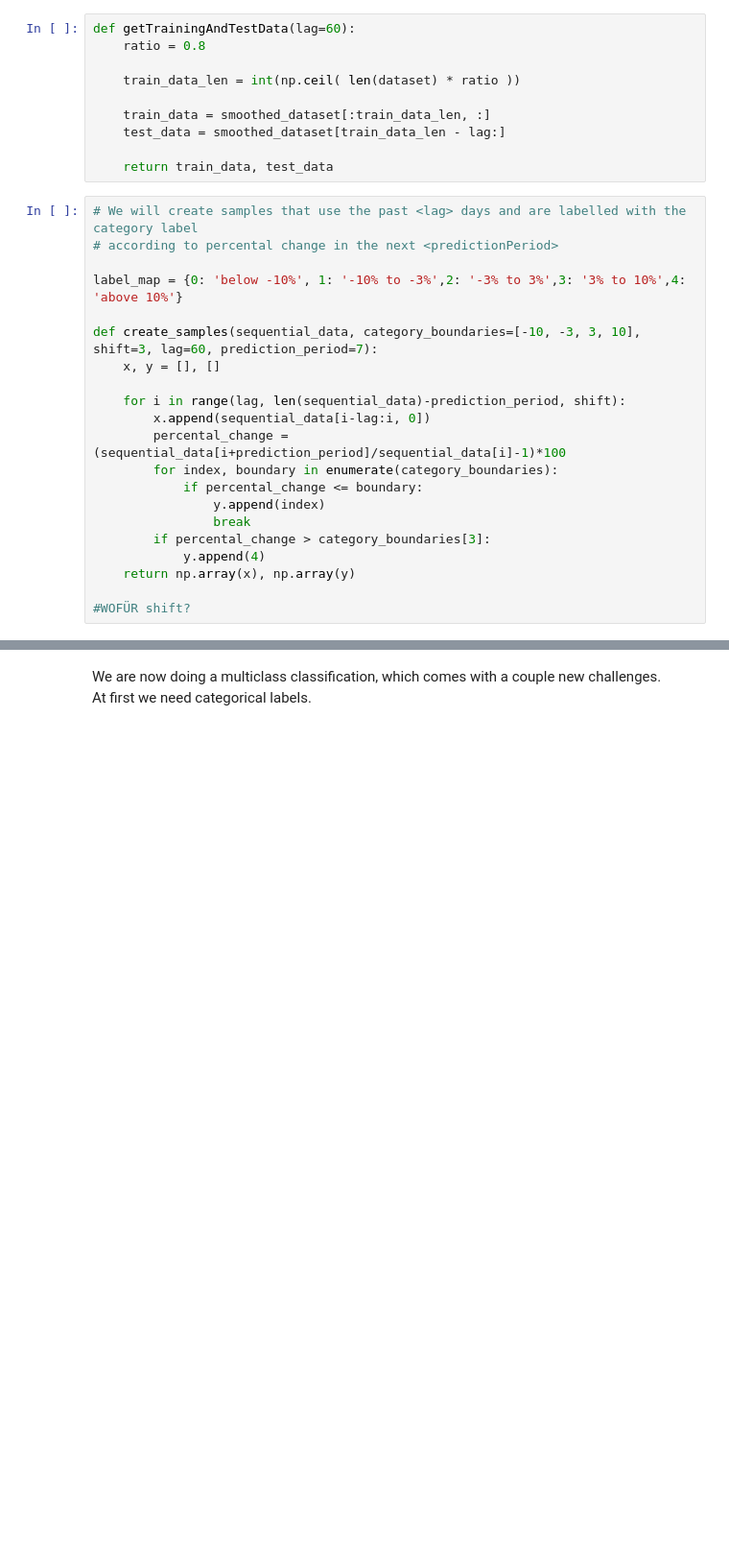
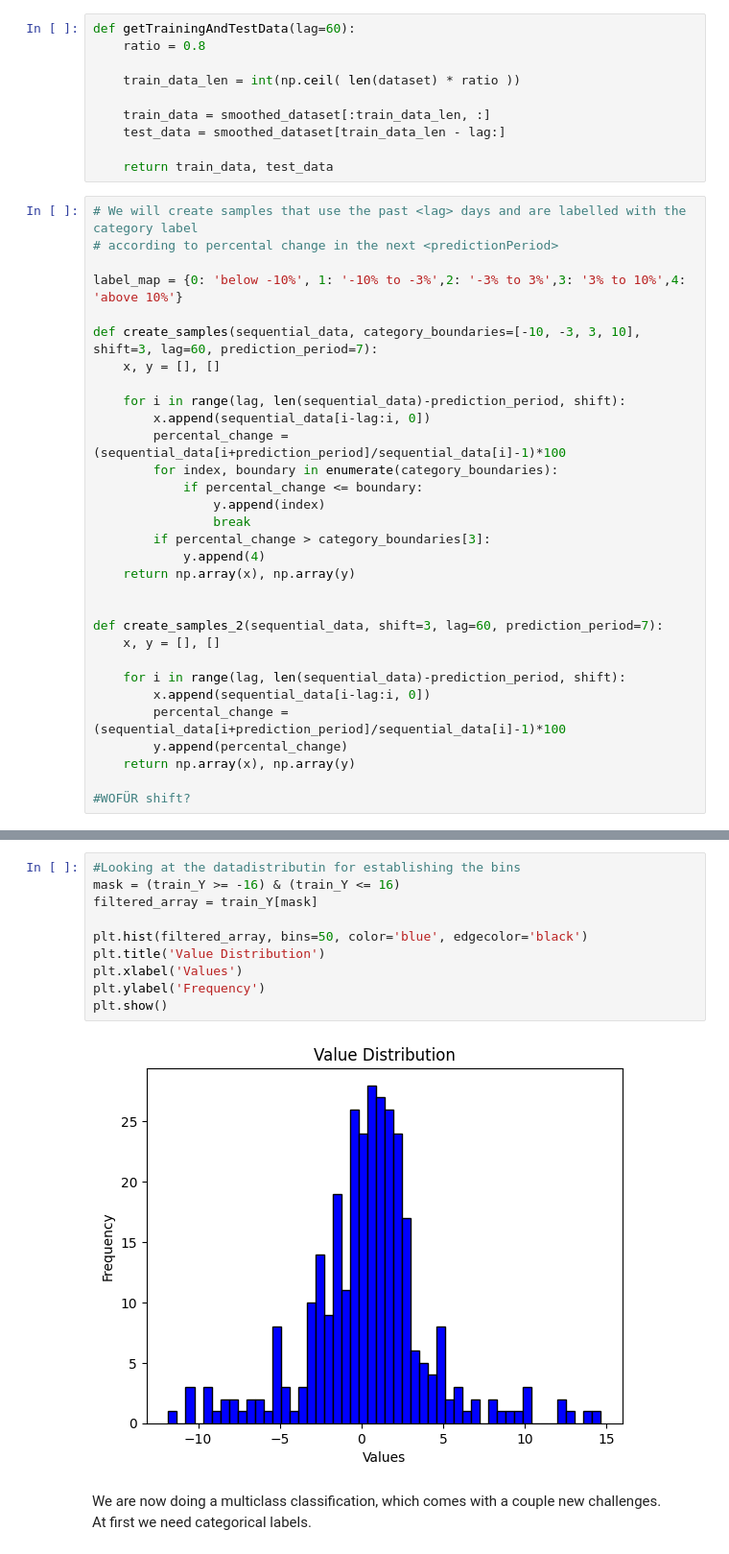
Before and after one commit to hpfref/Financial-Forecasting, a Jupyter notebook: notebook.ipynb, the cells around one changed output, grey strips where cells are left out. Shown at 96% size. Saved outputs shown, nothing was run; the diff lists cells and outputs as text; blank space fills up the shorter version.

```diff
--- a/notebook.ipynb
+++ b/notebook.ipynb
@@ -310,6 +391,16 @@ def create_samples(sequential_data, category_boundaries=[-10, -3, 3, 10], shift=
             y.append(4)
     return np.array(x), np.array(y)
 
+
+def create_samples_2(sequential_data, shift=3, lag=60, prediction_period=7):
+    x, y = [], []
+
+    for i in range(lag, len(sequential_data)-prediction_period, shift):
+        x.append(sequential_data[i-lag:i, 0])
+        percental_change = (sequential_data[i+prediction_period]/sequential_data[i]-1)*100
+        y.append(percental_change)
+    return np.array(x), np.array(y)
+
 #WOFÜR shift?
 # %%
 train_data, test_data = getTrainingAndTestData()
@@ -324,3 +437,15 @@ train_X.shape, train_Y.shape
+# %%
+#Looking at the datadistributin for establishing the bins
+mask = (train_Y >= -16) & (train_Y <= 16)
+filtered_array = train_Y[mask]
+
+plt.hist(filtered_array, bins=50, color='blue', edgecolor='black')
+plt.title('Value Distribution')
+plt.xlabel('Values')
+plt.ylabel('Frequency')
+plt.show()
+# %% [output]
+[figure, added]
 # %% [markdown]
 We are now doing a multiclass classification, which comes with a couple new challenges.
 At first we need categorical labels.
```
Also changed, not shown: parts of 15 cells of this notebook.
